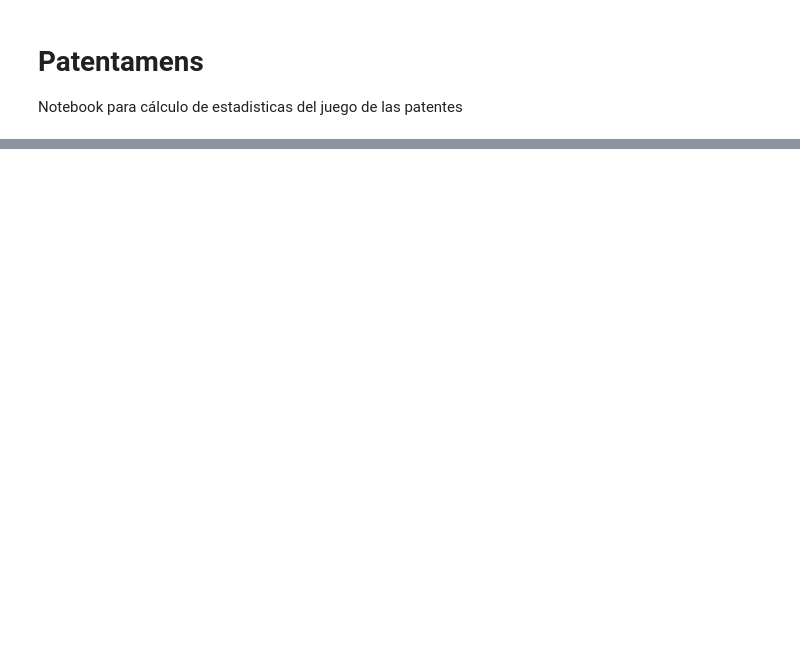
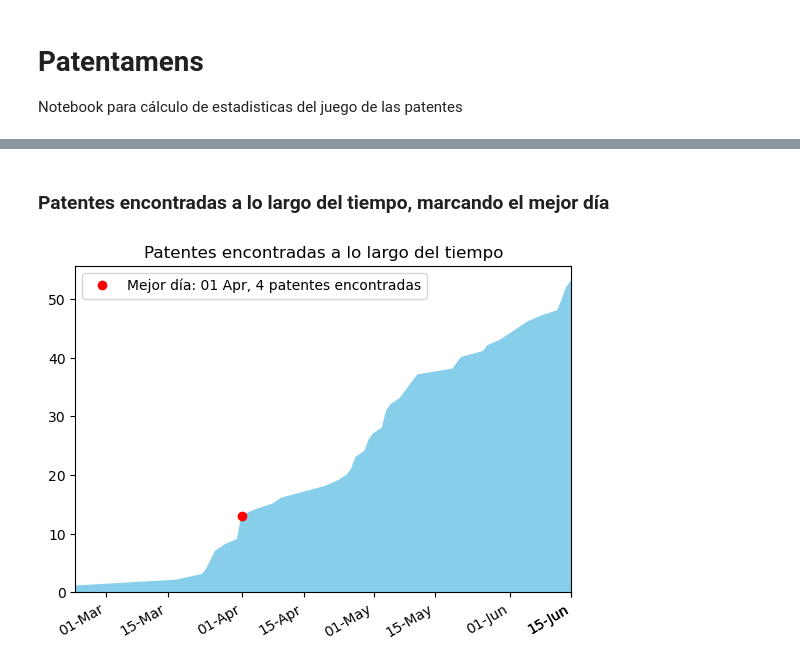
Before and after one commit to PradaJoaquin/patentamens, a Jupyter notebook: patentamens.ipynb, the cells around one changed output, grey strips where cells are left out. Drawn from its saved outputs; the diff is of its cells as text; code cells hidden in the pictures; blank space fills up the shorter version.

```diff
--- a/patentamens.ipynb
+++ b/patentamens.ipynb
@@ -4,0 +64,46 @@ Notebook para cálculo de estadisticas del juego de las patentes
+# %% [markdown]
+### Patentes encontradas a lo largo del tiempo, marcando el mejor día
+# %%
+# Area chart
+def plot_found_progress(df: pd.DataFrame):
+    # Plot the number of patents found over time
+    found_over_time = df.groupby("fecha").size().cumsum()
+
+    found_over_time.plot(kind="area", color="skyblue")
+
+    # Remove the x label
+    plt.xlabel("")
+
+    # Change the date format to show number of day and name of the month
+    plt.gca().xaxis.set_major_formatter(plt.matplotlib.dates.DateFormatter("%d-%b"))
+
+    # End the x axis at the last date
+    plt.xlim(found_over_time.index[0], found_over_time.index[-1])
+
+    # Get current x-ticks and add the last date if not already present
+    xticks = plt.gca().get_xticks()
+    last_date = found_over_time.index[-1]
+    if last_date not in xticks:
+        xticks = list(xticks) + [plt.matplotlib.dates.date2num(last_date)]
+        plt.gca().set_xticks(xticks)
+
+    # Mark the best day in which the most patents were found with a red dot
+    best_day = df.groupby("fecha").size().idxmax()
+    best_day_formatted = best_day.strftime("%d %b")
+    patents_found = df.groupby("fecha").size().max()
+    height_best_day = found_over_time.loc[best_day]
+
+    plt.plot_date(
+        best_day,
+        height_best_day,
+        color="red",
+        label=f"Mejor día: {best_day_formatted}, {patents_found} patentes encontradas",
+    )
+
+    plt.legend(loc="upper left")
+    plt.title("Patentes encontradas a lo largo del tiempo")
+    plt.show()
+
+plot_found_progress(df.copy(deep=True))
+# %% [output]
+[figure, added]
```
Also changed, not shown: parts of 28 cells of this notebook, 1 other file.
